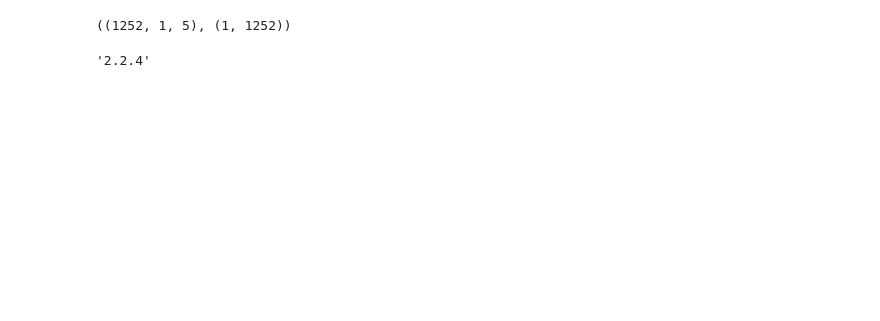
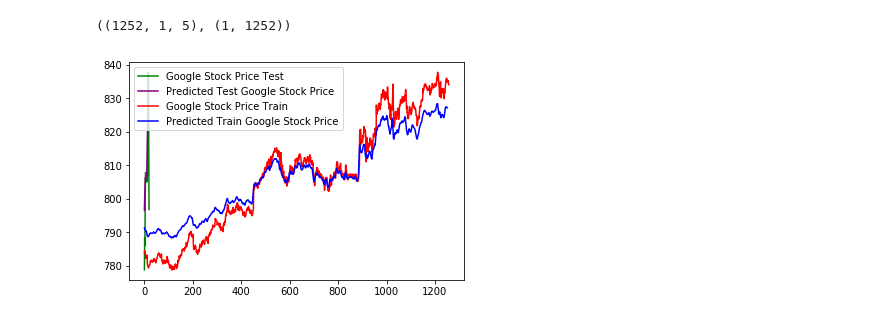
Before and after one commit to purmonth/NCKU_Lab_Deeplearning, a Jupyter notebook: Untitled.ipynb, the cells around one changed output. Cells and saved outputs as stored; diff of their text form; code cells hidden in the pictures; blank space fills up the shorter version.

Commit message:
load data

```diff
--- a/Untitled.ipynb
+++ b/Untitled.ipynb
@@ -9,6 +9,9 @@ from keras.layers import LSTM
 from keras.layers import Dropout
 from sklearn.preprocessing import MinMaxScaler
 from sklearn.metrics import mean_squared_error
+from keras.callbacks import EarlyStopping, ModelCheckpoint
+
+numpy.random.seed(0)
 
 look_back = 5
 #look back how many days
@@ -47,14 +50,25 @@ model.add(LSTM(units = 50, return_sequences = True, input_shape = (1,look_back))
 model.add(Dropout(0.5))
 model.add(LSTM(units = 50))
 model.add(Dropout(0.5))
+model.add(Dense(units = 1))
+model.compile(loss='mean_squared_error',optimizer = 'adam')
 
-model.add(Dense(units = 1))
+# Set callback functions to early stop training and save the best model so far
+callbacks = [EarlyStopping(monitor='val_loss', patience=2),
+             ModelCheckpoint(filepath='best_model.h5', monitor='val_loss', save_best_only=True)]
 
-model.compile(loss='mean_squared_error',optimizer = 'adam')
-model.fit(trainX, trainY, epochs=100, batch_size=1, verbose=2)
+model.fit(	trainX,
+			trainY,
+			epochs=100,
+			callbacks=callbacks,
+			batch_size=100,
+			verbose=2,
+			validation_data=(testX, testY)
+			)
+
 model.save('lstm.hdf5')
+model = load_model('lstm.hdf5')
 
-model = load_model('lstm.hdf5')
 #make the prediction
 trainPredict = model.predict(trainX)
 testPredict =  model.predict(testX)
@@ -93,4 +107,6 @@ plt.plot(scaler.inverse_transform(dataset_train), color = 'red', label = 'Google
 plt.plot(trainPredict, color = 'blue', label = 'Predicted Train Google Stock Price')
 plt.legend()
 plt.show()
+
+'''
 # %% [output]
@@ -99,11 +132,15 @@ TypeError: Unexpected keyword argument passed to optimizer: learning_rate
 trainX.shape, trainY.shape
 # %% [output]
 ((1252, 1, 5), (1, 1252))
-# %%
-import keras
-keras.__version__
-# %% [output]
-'2.2.4'
+# %%
+plt.plot(scaler.inverse_transform(dataset_test), color = 'green', label = 'Google Stock Price Test')
+plt.plot(testPredict, color = 'purple', label = 'Predicted Test Google Stock Price')
+plt.plot(scaler.inverse_transform(dataset_train), color = 'red', label = 'Google Stock Price Train')
+plt.plot(trainPredict, color = 'blue', label = 'Predicted Train Google Stock Price')
+plt.legend()
+plt.show()
+# %% [output]
+[figure, added]
 # %%
 import numpy
 import matplotlib.pyplot as plt
```
Also changed, not shown: parts of 3 cells of this notebook, 16 other files.
